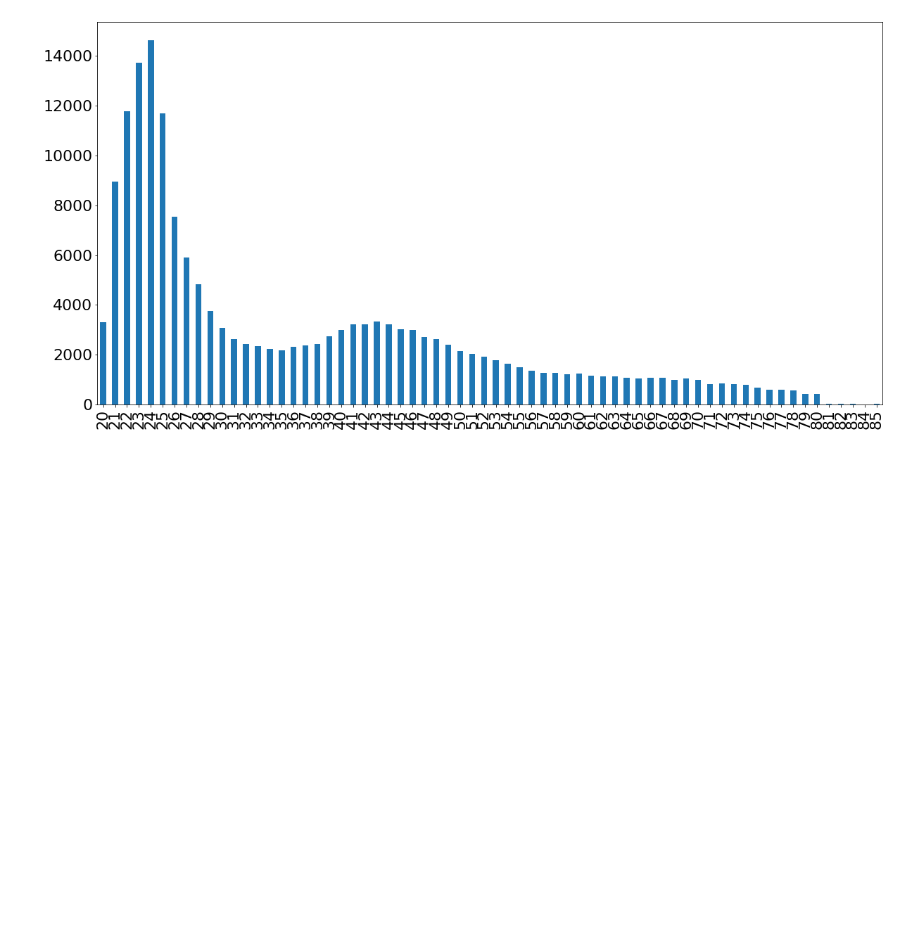
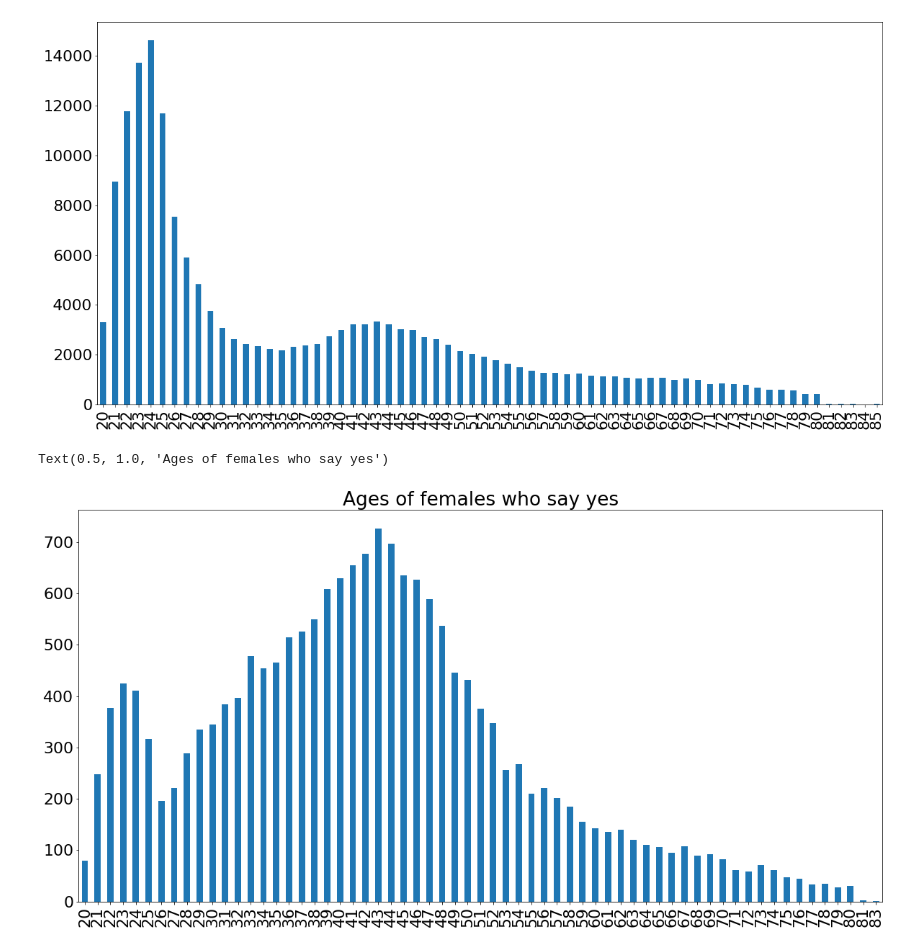
Before and after one commit to krndxs/CST383, a Jupyter notebook: car_insurance_predictions.ipynb, the cells around one changed output. Saved outputs shown, nothing was run; the diff lists cells and outputs as text; code cells hidden in the pictures; blank space fills up the shorter version.

```diff
--- a/car_insurance_predictions.ipynb
+++ b/car_insurance_predictions.ipynb
@@ -166,3 +163,9 @@ df['Age'][df['Gender'] != 'Male'].value_counts(sort=False).plot.bar()
 # %% [output]
 <AxesSubplot:>
 [figure]
+# %%
+df['Age'][(df['Gender'] != 'Male') & df['Response'] == 1].value_counts(sort=False).sort_index().plot.bar()
+plt.title('Ages of females who say yes')
+# %% [output]
+Text(0.5, 1.0, 'Ages of females who say yes')
+[figure, added]
```
Also changed, not shown: parts of 30 cells of this notebook.
